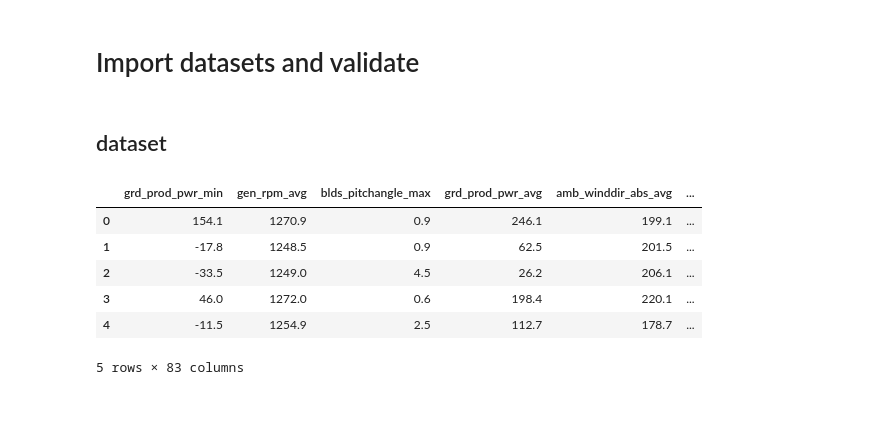
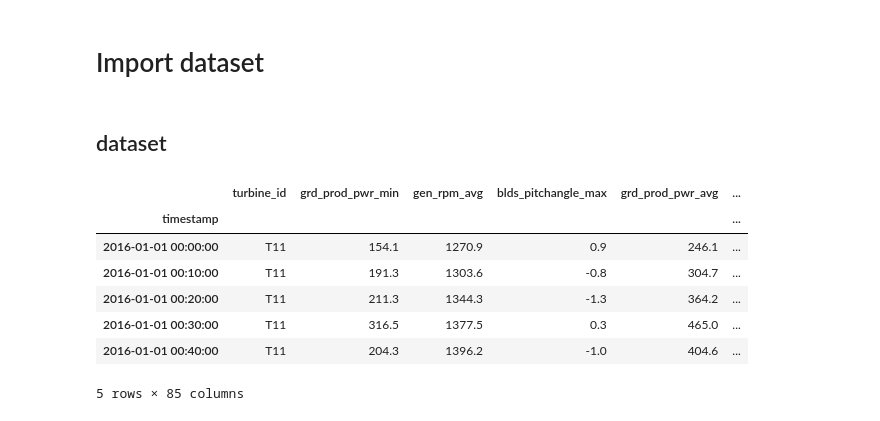
Before and after one commit to Rodrigohamacher/SCADA_wind_turbines, a Jupyter notebook: codes/EDA_SCADA_T11.ipynb, the cells around one changed output. Drawn from its saved outputs; the diff is of its cells as text; code cells hidden in the pictures.

```diff
--- a/codes/EDA_SCADA_T11.ipynb
+++ b/codes/EDA_SCADA_T11.ipynb
@@ -7,2 +11,2 @@ from pandas_profiling import ProfileReport
 # %% [markdown]
-# Import datasets and validate
+# Import dataset
@@ -12,14 +13,19 @@ path_dataset = 'dataset/wind-farm-1-signals-training.json'
+# %%
+turbine = 'T11'
+path_dataset = f'../dataset/df_turbine_{turbine}.json'
 # %% [markdown]
 ## dataset
 # %%
 df = pd.read_json(path_dataset)
-df = pd.DataFrame.from_dict(df['fields'].tolist())
+df.set_index('timestamp', inplace=True)
+df.sort_index(ascending=True,inplace=True)
 df.head()
 # %% [output]
-|  | grd_prod_pwr_min | gen_rpm_avg | blds_pitchangle_max | grd_prod_pwr_avg | amb_winddir_abs_avg | ... |
-| 0 | 154.1 | 1270.9 | 0.9 | 246.1 | 199.1 | ... |
-| 1 | -17.8 | 1248.5 | 0.9 | 62.5 | 201.5 | ... |
-| 2 | -33.5 | 1249.0 | 4.5 | 26.2 | 206.1 | ... |
-| 3 | 46.0 | 1272.0 | 0.6 | 198.4 | 220.1 | ... |
-| 4 | -11.5 | 1254.9 | 2.5 | 112.7 | 178.7 | ... |
+|  | turbine_id | grd_prod_pwr_min | gen_rpm_avg | blds_pitchangle_max | grd_prod_pwr_avg | ... |
+| timestamp |  |  |  |  |  | ... |
+| 2016-01-01 00:00:00 | T11 | 154.1 | 1270.9 | 0.9 | 246.1 | ... |
+| 2016-01-01 00:10:00 | T11 | 191.3 | 1303.6 | -0.8 | 304.7 | ... |
+| 2016-01-01 00:20:00 | T11 | 211.3 | 1344.3 | -1.3 | 364.2 | ... |
+| 2016-01-01 00:30:00 | T11 | 316.5 | 1377.5 | 0.3 | 465.0 | ... |
+| 2016-01-01 00:40:00 | T11 | 204.3 | 1396.2 | -1.0 | 404.6 | ... |
-5 rows × 83 columns
+5 rows × 85 columns
```
Also changed, not shown: parts of 45 cells of this notebook, 1 other file.
